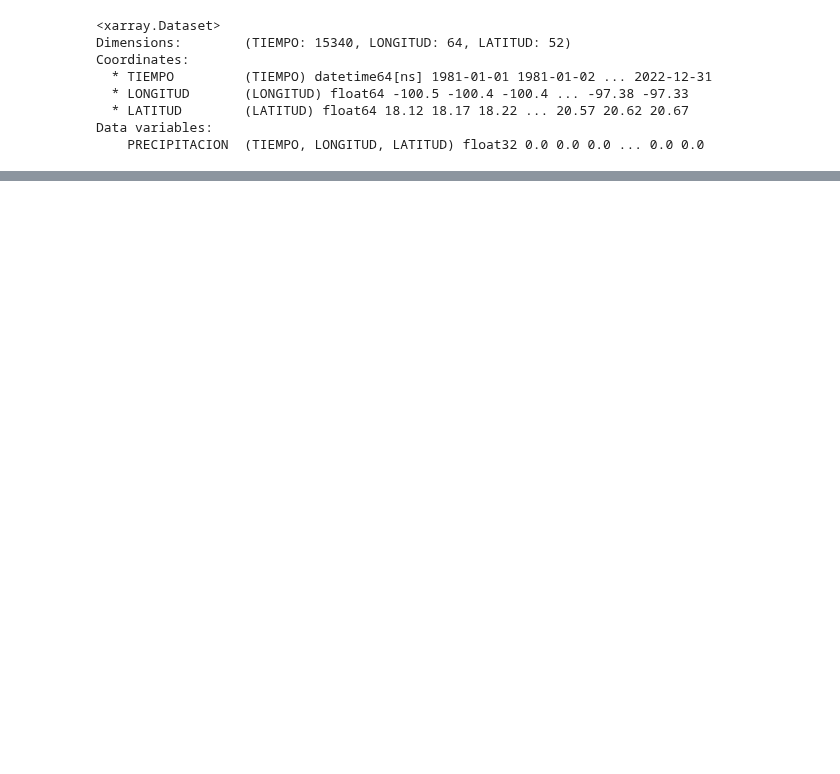
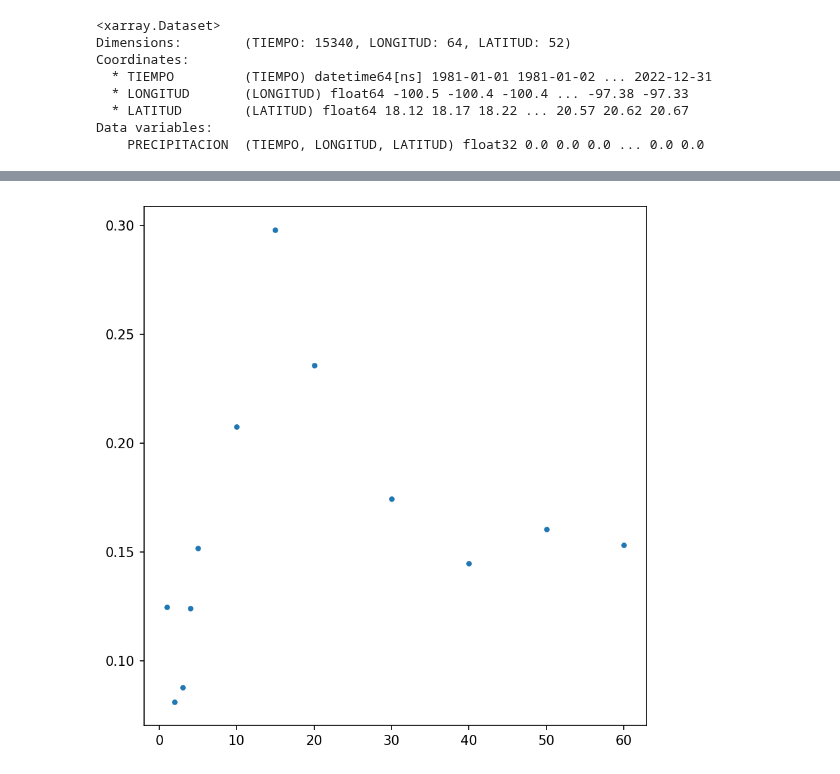
Before and after one commit to rodrigoms95/cc_idt, a Jupyter notebook: code/ARF.ipynb, the cells around one changed output, grey strips where cells are left out. Cells and saved outputs as stored; diff of their text form; code cells hidden in the pictures; blank space fills up the shorter version.

```diff
--- a/code/ARF.ipynb
+++ b/code/ARF.ipynb
@@ -171,0 +333,15 @@ ds_trt.to_dataframe().droplevel("DURACION").unstack()
+# %%
+# Grafica de dispersión del error.
+
+# Incializamos gráfica.
+fig, ax = plt.subplots()
+fig.set_facecolor("w")
+fig.set_size_inches(6, 6)
+fig.set_dpi(150)
+
+ax.scatter( df_fit.index.get_level_values("DURACION"), df_fit["b"], s = 10 )
+
+fig.tight_layout()
+plt.show()
+# %% [output]
+[figure, added]
```
Also changed, not shown: parts of 22 cells of this notebook.
